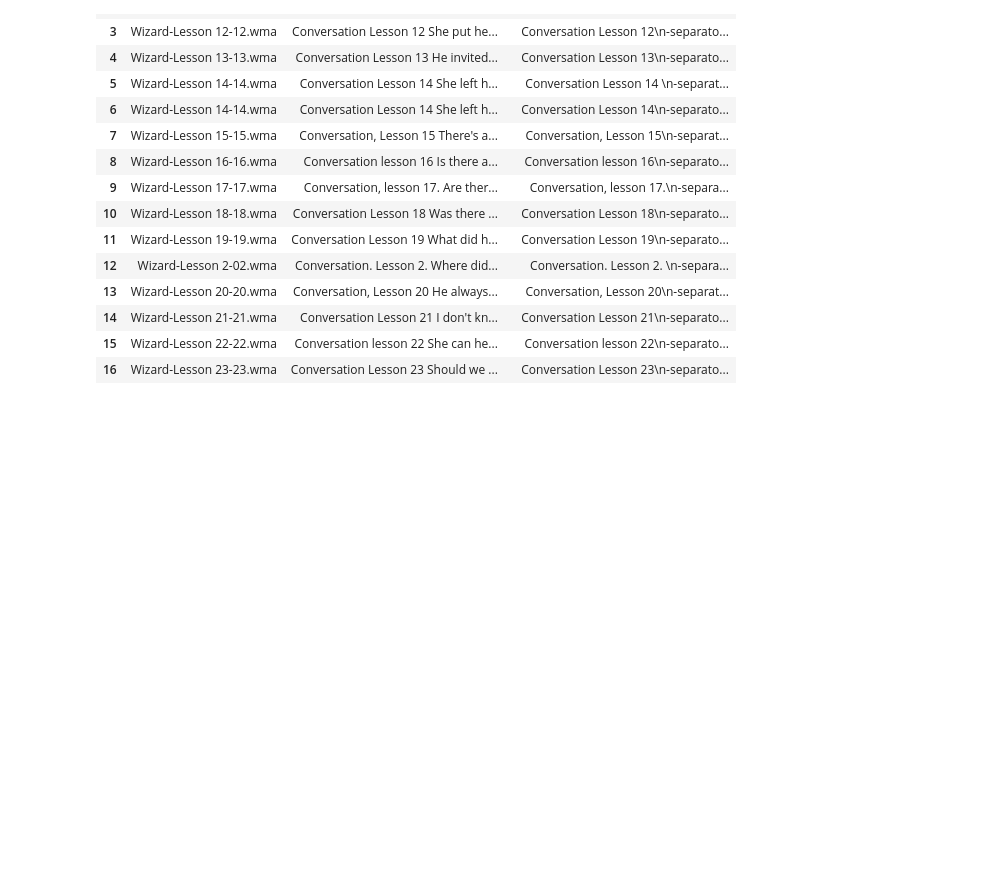
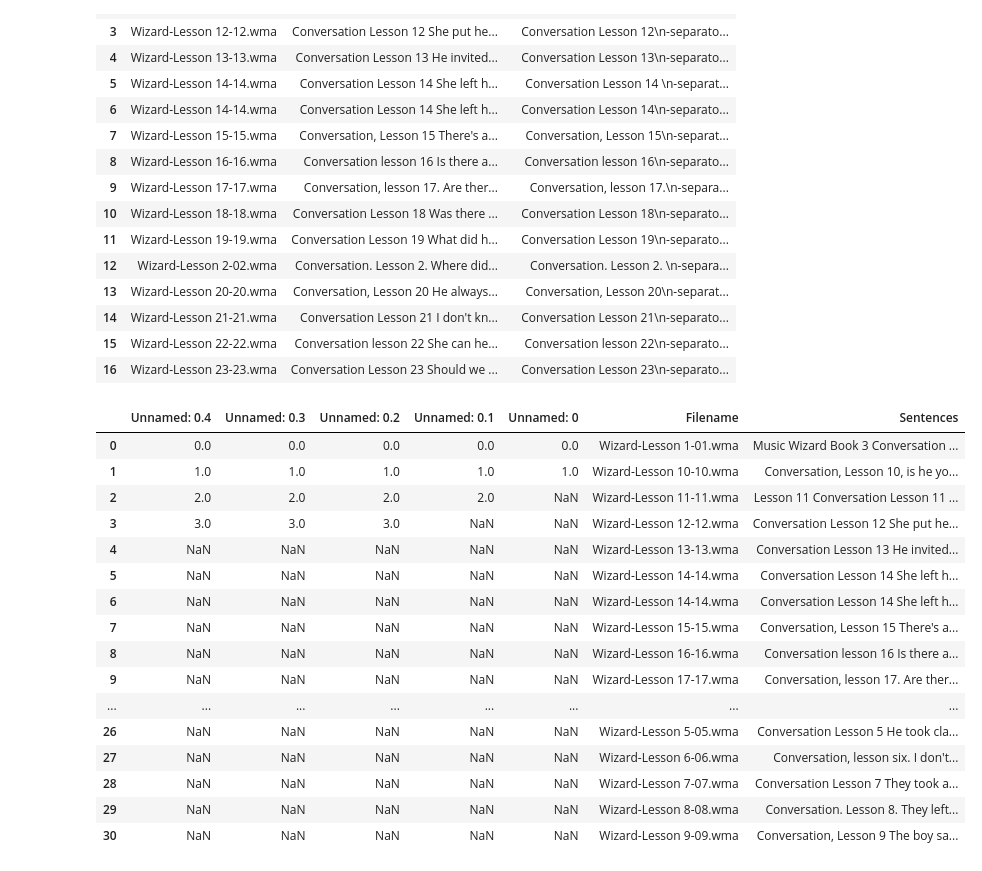
Before and after one commit to rhuanbarros/llm-english-study-audio-sentece-creator, a Jupyter notebook: 2_gemini_separate_senteces_final.ipynb, the cells around one changed output. Cells and saved outputs as stored; diff of their text form; code cells hidden in the pictures; blank space fills up the shorter version.

Commit message:
fix filenames

```diff
--- a/gemini_separate_senteces_final.ipynb
+++ b/2_gemini_separate_senteces_final.ipynb
@@ -176,3 +176,24 @@ df
 # print(df.iloc[1,2])
 # %%
 df.to_csv( "transcript_separated.csv" )
+# %%
+df = pd.read_csv("transcript.csv", index_col=None )
+df
+# %% [output]
+|  | Unnamed: 0.4 | Unnamed: 0.3 | Unnamed: 0.2 | Unnamed: 0.1 | Unnamed: 0 | Filename | Sentences |
+| 0 | 0.0 | 0.0 | 0.0 | 0.0 | 0.0 | Wizard-Lesson 1-01.wma | Music Wizard Book 3 Conversation ... |
+| 1 | 1.0 | 1.0 | 1.0 | 1.0 | 1.0 | Wizard-Lesson 10-10.wma | Conversation, Lesson 10, is he yo... |
+| 2 | 2.0 | 2.0 | 2.0 | 2.0 | NaN | Wizard-Lesson 11-11.wma | Lesson 11 Conversation Lesson 11 ... |
+| 3 | 3.0 | 3.0 | 3.0 | NaN | NaN | Wizard-Lesson 12-12.wma | Conversation Lesson 12 She put he... |
+| 4 | NaN | NaN | NaN | NaN | NaN | Wizard-Lesson 13-13.wma | Conversation Lesson 13 He invited... |
+| 5 | NaN | NaN | NaN | NaN | NaN | Wizard-Lesson 14-14.wma | Conversation Lesson 14 She left h... |
+| 6 | NaN | NaN | NaN | NaN | NaN | Wizard-Lesson 14-14.wma | Conversation Lesson 14 She left h... |
+| 7 | NaN | NaN | NaN | NaN | NaN | Wizard-Lesson 15-15.wma | Conversation, Lesson 15 There's a... |
+| 8 | NaN | NaN | NaN | NaN | NaN | Wizard-Lesson 16-16.wma | Conversation lesson 16 Is there a... |
+| 9 | NaN | NaN | NaN | NaN | NaN | Wizard-Lesson 17-17.wma | Conversation, lesson 17. Are ther... |
+| ... | ... | ... | ... | ... | ... | ... | ... |
+| 26 | NaN | NaN | NaN | NaN | NaN | Wizard-Lesson 5-05.wma | Conversation Lesson 5 He took cla... |
+| 27 | NaN | NaN | NaN | NaN | NaN | Wizard-Lesson 6-06.wma | Conversation, lesson six. I don't... |
+| 28 | NaN | NaN | NaN | NaN | NaN | Wizard-Lesson 7-07.wma | Conversation Lesson 7 They took a... |
+| 29 | NaN | NaN | NaN | NaN | NaN | Wizard-Lesson 8-08.wma | Conversation. Lesson 8. They left... |
+| 30 | NaN | NaN | NaN | NaN | NaN | Wizard-Lesson 9-09.wma | Conversation, Lesson 9 The boy sa... |
```
Also changed, not shown: parts of 2 cells of this notebook, 9 other files.
